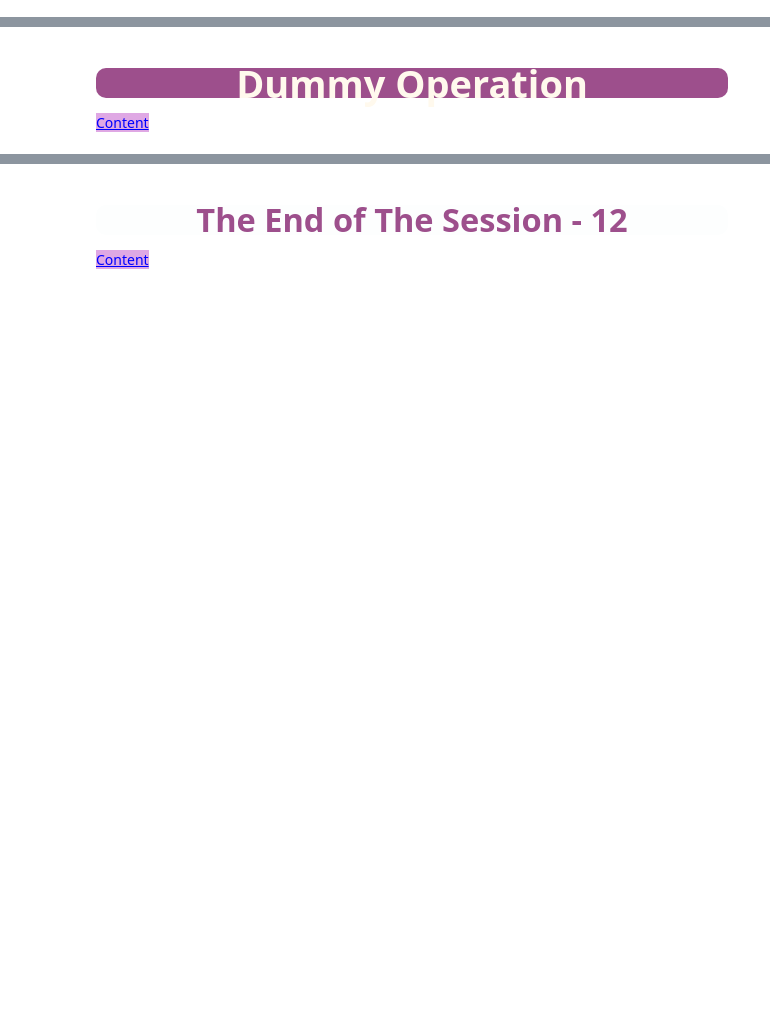
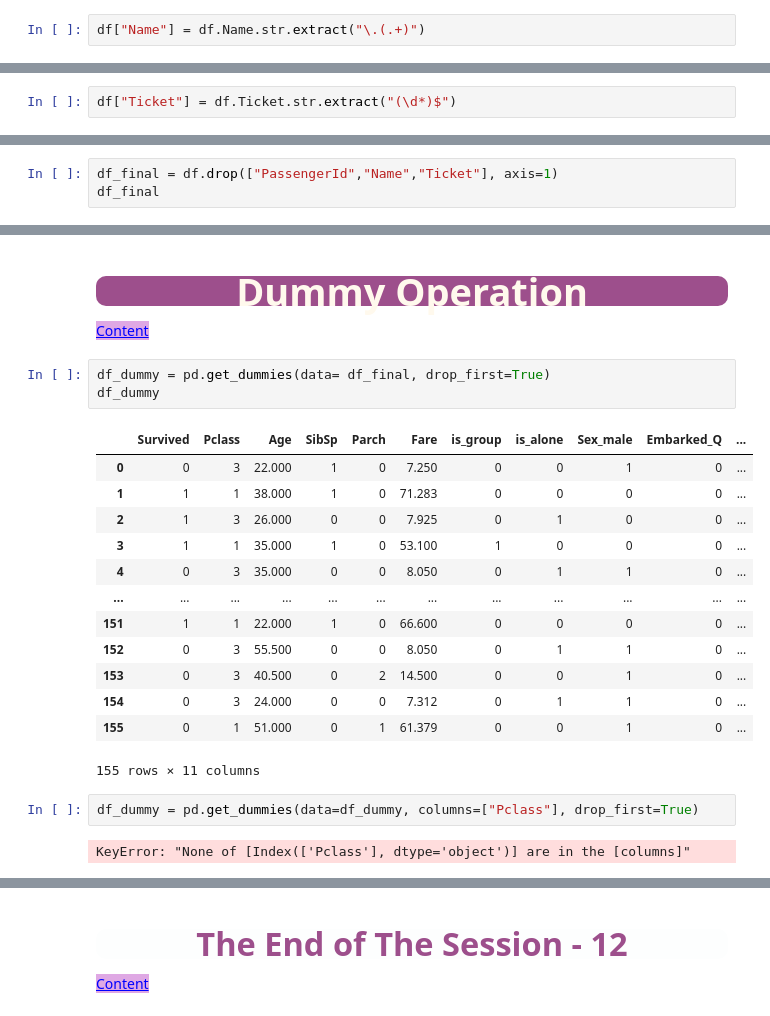
Before and after one commit to ilknurozcelik/DA_PANDAS, a Jupyter notebook: DAwPy_S12_(Recap_EDA_on_Titanic_Dataset)-ilknur.ipynb, the cells around one changed output, grey strips where cells are left out. Drawn from its saved outputs; the diff is of its cells as text; blank space fills up the shorter version.

```diff
--- a/DAwPy_S12_(Recap_EDA_on_Titanic_Dataset)-ilknur.ipynb
+++ b/DAwPy_S12_(Recap_EDA_on_Titanic_Dataset)-ilknur.ipynb
@@ -658,0 +926,2 @@ sns.countplot(data=df, x='is_alone', hue='Survived');
+# %%
+df["Name"] = df.Name.str.extract("\.(.+)")
@@ -660,0 +986,2 @@ sns.countplot(data=df, x='is_alone', hue='Survived');
+# %%
+df["Ticket"] = df.Ticket.str.extract("(\d*)$")
@@ -664,3 +1000,6 @@ sns.countplot(data=df, x='is_alone', hue='Survived');
 <a id="5"></a>
 <a href="#toc" class="btn btn-primary btn-sm" role="button" aria-pressed="true"
 style="color:blue; background-color:#dfa8e4" data-toggle="popover">Content</a>
+# %%
+df_final = df.drop(["PassengerId","Name","Ticket"], axis=1)
+df_final
@@ -675,3 +1028,24 @@ sns.heatmap(df_final.corr(), annot=True);
 <a id="6"></a>
 <a href="#toc" class="btn btn-primary btn-sm" role="button" aria-pressed="true"
 style="color:blue; background-color:#dfa8e4" data-toggle="popover">Content</a>
+# %%
+df_dummy = pd.get_dummies(data= df_final, drop_first=True)
+df_dummy
+# %% [output]
+|  | Survived | Pclass | Age | SibSp | Parch | Fare | is_group | is_alone | Sex_male | Embarked_Q | ... |
+| 0 | 0 | 3 | 22.000 | 1 | 0 | 7.250 | 0 | 0 | 1 | 0 | ... |
+| 1 | 1 | 1 | 38.000 | 1 | 0 | 71.283 | 0 | 0 | 0 | 0 | ... |
+| 2 | 1 | 3 | 26.000 | 0 | 0 | 7.925 | 0 | 1 | 0 | 0 | ... |
+| 3 | 1 | 1 | 35.000 | 1 | 0 | 53.100 | 1 | 0 | 0 | 0 | ... |
+| 4 | 0 | 3 | 35.000 | 0 | 0 | 8.050 | 0 | 1 | 1 | 0 | ... |
+| ... | ... | ... | ... | ... | ... | ... | ... | ... | ... | ... | ... |
+| 151 | 1 | 1 | 22.000 | 1 | 0 | 66.600 | 0 | 0 | 0 | 0 | ... |
+| 152 | 0 | 3 | 55.500 | 0 | 0 | 8.050 | 0 | 1 | 1 | 0 | ... |
+| 153 | 0 | 3 | 40.500 | 0 | 2 | 14.500 | 0 | 0 | 1 | 0 | ... |
+| 154 | 0 | 3 | 24.000 | 0 | 0 | 7.312 | 0 | 1 | 1 | 0 | ... |
+| 155 | 0 | 1 | 51.000 | 0 | 1 | 61.379 | 0 | 0 | 1 | 0 | ... |
+155 rows × 11 columns
+# %%
+df_dummy = pd.get_dummies(data=df_dummy, columns=["Pclass"], drop_first=True)
+# %% [output]
+KeyError: "None of [Index(['Pclass'], dtype='object')] are in the [columns]"
```
Also changed, not shown: parts of 30 cells of this notebook.
